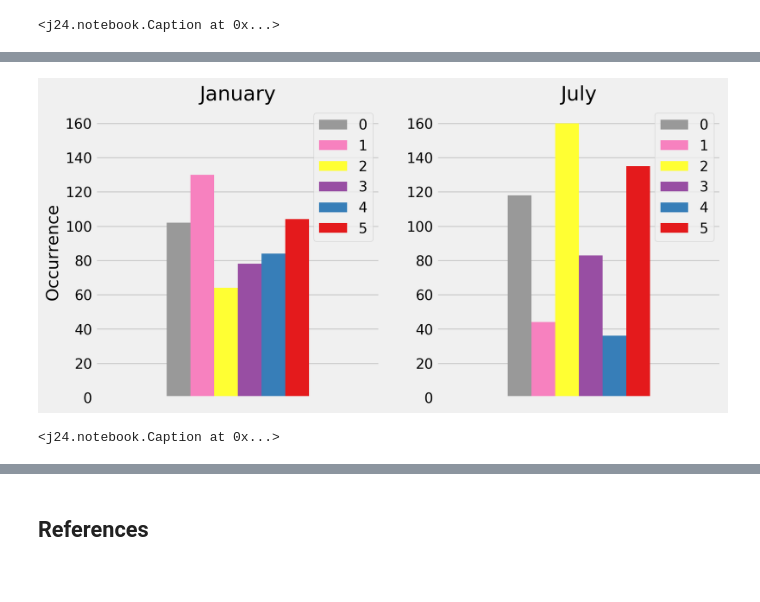
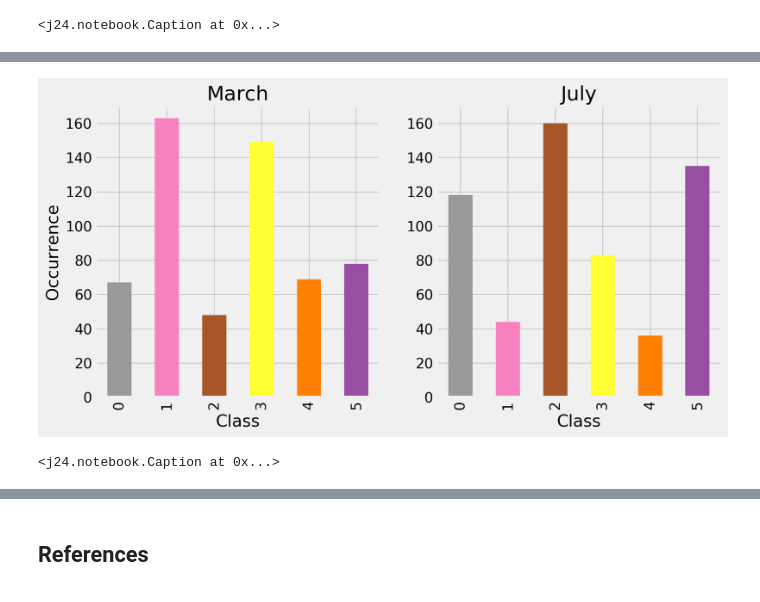
Before and after one commit to juhi24/negi, a Jupyter notebook: report.ipynb, the cells around one changed output, grey strips where cells are left out. Drawn from its saved outputs; the diff is of its cells as text; code cells hidden in the pictures.

```diff
--- a/report.ipynb
+++ b/report.ipynb
@@ -240,20 +258,28 @@ show(fig_year, caption=c1.format(year)+c2)
 # %%
+# make class occurrence bar plots
 with plt.style.context('fivethirtyeight'):
     fig_occ, ax_occ = plt.subplots(1, 2, figsize=(10,5), num=f_occ)
     month = pd.Series(data=classes.index.month, index=classes.index)
     g = classes.groupby(month)
-    jan = g.get_group(1)
+    mar = g.get_group(3)
     jul = g.get_group(7)
-    pd.DataFrame(jan.groupby(jan).count()).T.plot.bar(cmap=sonde.DEFAULT_DISCRETE_CMAP, ax=ax_occ[0])
-    ax_occ[0].set_title('January')
-    pd.DataFrame(jul.groupby(jul).count()).T.plot.bar(cmap=sonde.DEFAULT_DISCRETE_CMAP, ax=ax_occ[1])
+    pd.DataFrame(mar.groupby(mar).count()).plot.bar(ax=ax_occ[0])
+    ax_occ[0].set_title('March')
+    pd.DataFrame(jul.groupby(jul).count()).plot.bar(ax=ax_occ[1])
     ax_occ[1].set_title('July')
     for ax in ax_occ:
-        ax.xaxis.set_visible(False)
+        ax.legend().set_visible(False)
         ax.set_ylim(top=170)
+        ax.set_xlabel('Class')
+        # color the bars according to classes
+        pa = ax.patches
+        check_rect = lambda p: isinstance(p, mpl.patches.Rectangle)
+        pa = np.array(pa)[list(map(check_rect, pa))]
+        for i, p in enumerate(pa):
+            p.set_color(vis.class_color(i, cmap=sonde.DEFAULT_DISCRETE_CMAP))
     ax_occ[0].set_ylabel('Occurrence')
-capt = 'Class occurrence in winter and summer. Different classes are identified with colors and numbers.'
+capt = 'Class occurrence in winter and summer.'
 show(fig_occ, caption=capt)
 # %% [output]
-[figure, old version]
+[figure, new version]
 <j24.notebook.Caption at 0x...>
```
Also changed, not shown: parts of 18 cells of this notebook, 1 other file.
